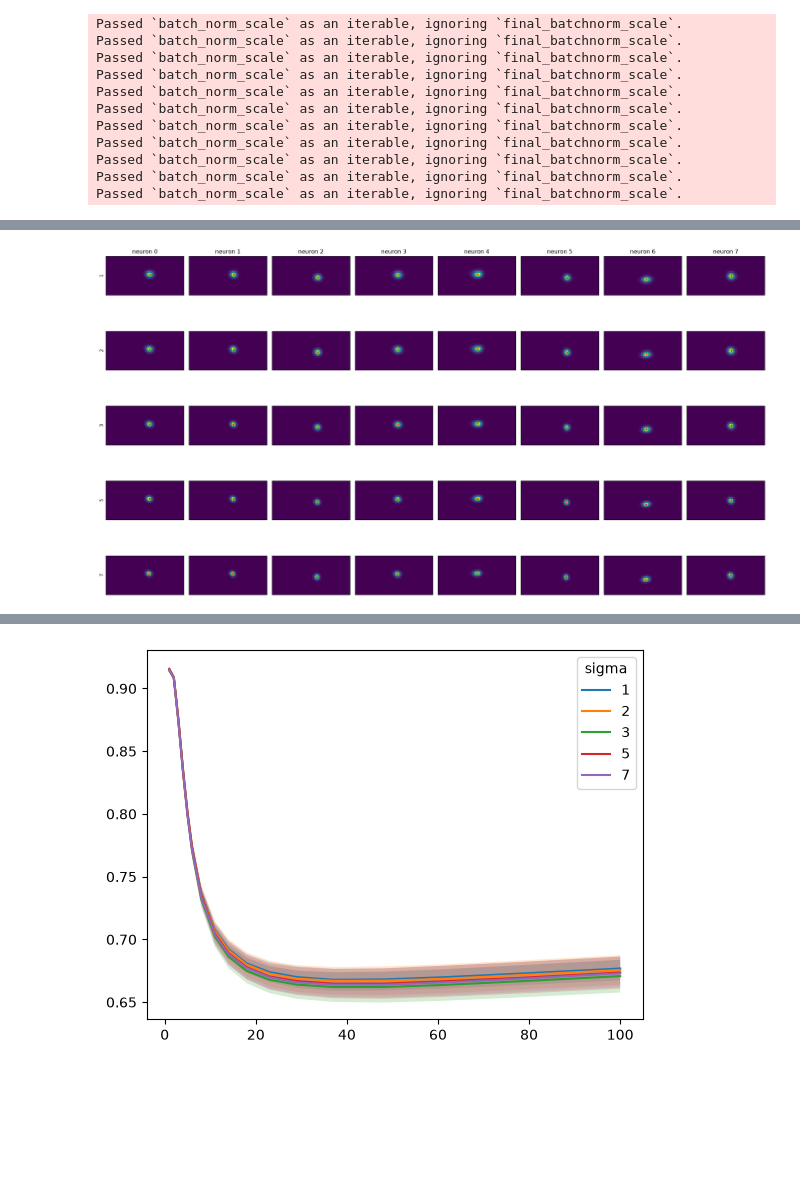
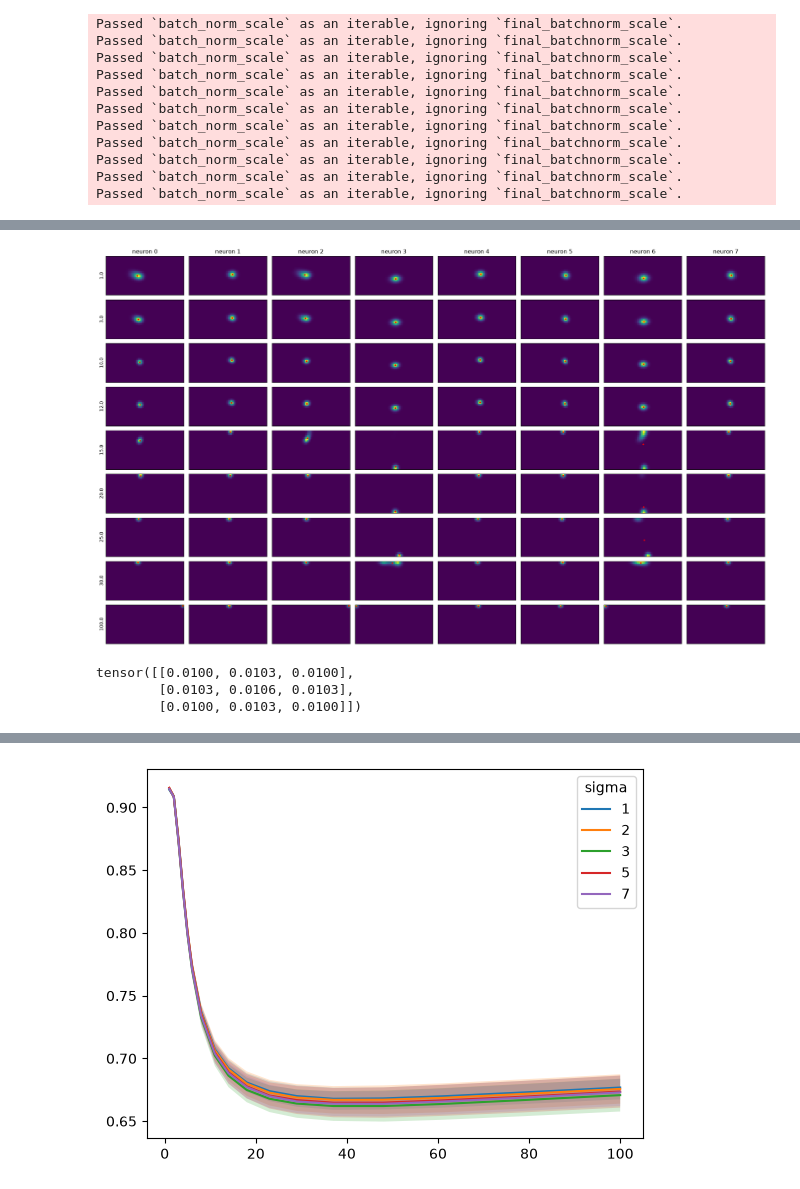
Before and after one commit to NathanSoeding/sensorium, a Jupyter notebook: analysis/entropy_reg.ipynb, the cells around one changed output, grey strips where cells are left out. Saved outputs shown, nothing was run; the diff lists cells and outputs as text; code cells hidden in the pictures; blank space fills up the shorter version.

```diff
--- a/analysis/entropy_reg.ipynb
+++ b/analysis/entropy_reg.ipynb
@@ -45,22 +45,31 @@ dataset_config = {
 dataloaders = get_data(dataset_fn, dataset_config)
 data_keys = list(dataloaders['train'].keys())
 # %%
-paths = {
-    0.0 : '../training/runs/sigma8/sigma8_seed0',
-    0.1 : '../training/runs/entropy/entropy1e-1_seed0',
-    1.  : '../training/runs/entropy/entropy1e0_seed0',
-    2.  : '../training/runs/entropy/entropy2e0_seed0',
-    3.  : '../training/runs/entropy/entropy3e0_seed0',
-    5.  : '../training/runs/entropy/entropy5e0_seed0',
-    7.  : '../training/runs/entropy/entropy7e0_seed0',
-    10. : '../training/runs/entropy/entropy1e1_seed0',
-    100.: '../training/runs/entropy/entropy1e2_seed0',
-}
+# paths = {
+#     0.0 : ['../training/runs/sigma8/sigma8_seed0'],
+#     0.1 : ['../training/runs/entropy/entropy1e-1_seed0'],
+#     1.  : ['../training/runs/entropy/entropy1e0_seed0'],
+#     2.  : ['../training/runs/entropy/entropy2e0_seed0'],
+#     3.  : ['../training/runs/entropy/entropy3e0_seed0'],
+#     5.  : ['../training/runs/entropy/entropy5e0_seed0'],
+#     7.  : ['../training/runs/entropy/entropy7e0_seed0'],
+#     10. : ['../training/runs/entropy/entropy1e1_seed0'],
+#     100.: ['../training/runs/entropy/entropy1e2_seed0'],
+# }
+
+entropies = ['1e0', '3e0', '1e1', '1.2e1', '1.5e1', '2e1', '2.5e1', '3e1', '1e2']
+
+paths = {}
+for e in entropies:
+    paths[e] = [f'../training/runs/entropy/{e}/entropy{e}_seed0']
 
 models = {}
-for sigma, path in paths.items():
-    model = load_model_from_config(path, dataloaders, device)
-    models[sigma] = model
+for sigma, sig_paths in paths.items():
+    sig_models = []
+    for path in sig_paths:
+        model = load_model_from_config(path, dataloaders, device, strict=False)
+        sig_models.append(model)
+    models[sigma] = sig_models
 # %% [output]
 Passed `batch_norm_scale` as an iterable, ignoring `final_batchnorm_scale`.
 Passed `batch_norm_scale` as an iterable, ignoring `final_batchnorm_scale`.
@@ -106,6 +115,9 @@ Passed `batch_norm_scale` as an iterable, ignoring `final_batchnorm_scale`.
 # %%
 from sensorium.utility.scores import get_correlations
 
+scores = []
 for sigma, model in models.items():
-    print(f'{sigma}: {get_correlations(model, dataloaders['validation'], device=device, per_neuron=False)}')
+    score = get_correlations(model[0], dataloaders['validation'], device=device, per_neuron=False)
+    scores.append(score)
+    print(f'{sigma}: {score}')
 # %% [output]
@@ -124,32 +145,32 @@ fig, axs = plt.subplots(len(models), n, figsize=(20, 12))
 neurons = None
 
 for i, (weight, w_models) in enumerate(models.items()):
     model = w_models[0]
     spatials = torch.cat([model.readout[k].spatial.detach().cpu() for k in [data_keys[0]]])
     neurons = torch.randperm(spatials.shape[0])[:n] if neurons is None else neurons
     for j in range(n):
         ax = axs[i][j]
         spatial = spatials[neurons[j]]
 
         h, w = spatial.shape
         y = spatial.sum(dim=1)  # h
         x = spatial.sum(dim=0)  # w
 
         y_pos = torch.arange(h)
         x_pos = torch.arange(w)
 
         y_avg = (y_pos * y).sum()
         x_avg = (x_pos * x).sum()
 
         ax.imshow(spatial)
         ax.scatter(x_avg, y_avg, s=5, color='red')
         ax.set_xticks([])
         ax.set_yticks([])
         if i == 0:
             ax.set_title(f'neuron {j}')
         if j == 0:
-            ax.set_ylabel(weight)
+            ax.set_ylabel(float(weight))
 
 plt.tight_layout()
 # %% [output]
-[figure, old version]
+[figure, new version]
@@ -156,2 +179,8 @@ plt.tight_layout()
+# %%
+kernel[0, 0, 7:10, 7:10]
+# %% [output]
+tensor([[0.0100, 0.0103, 0.0100],
+        [0.0103, 0.0106, 0.0103],
+        [0.0100, 0.0103, 0.0100]])
 # %%
 n = 8
```
Also changed, not shown: parts of 6 cells of this notebook, 4 other files.
